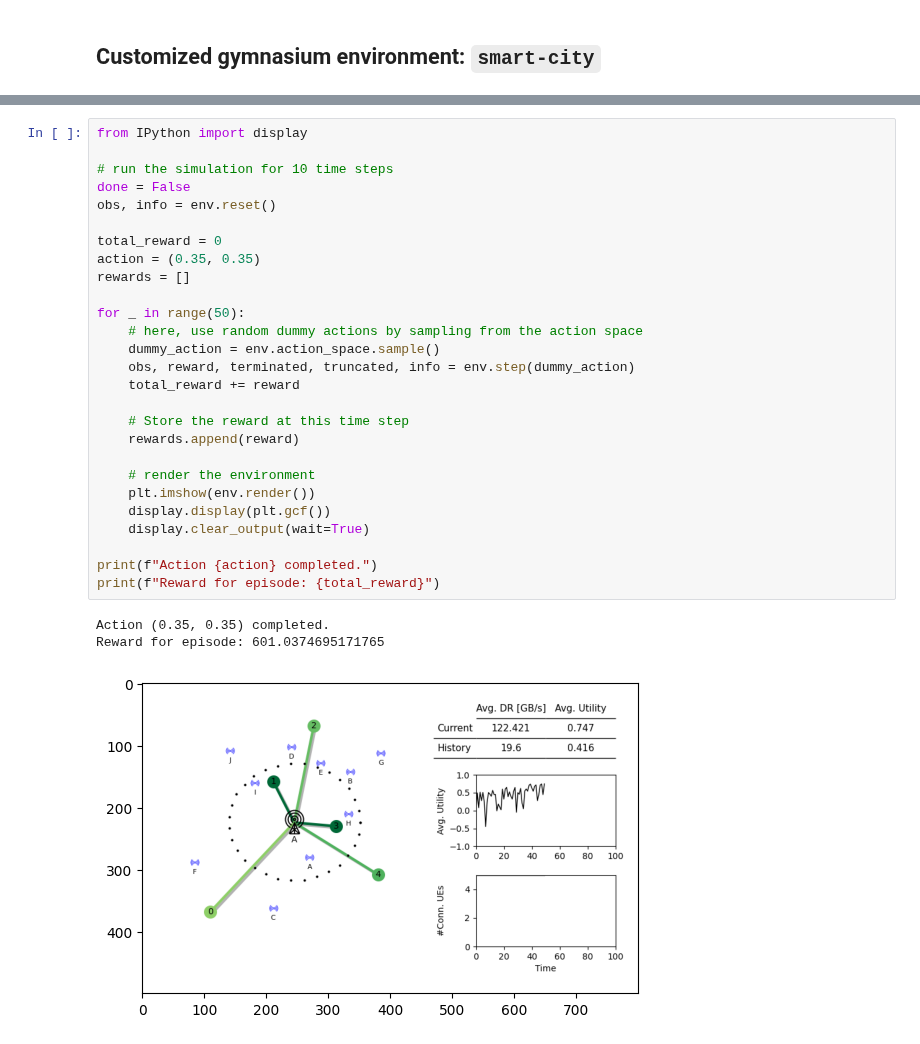
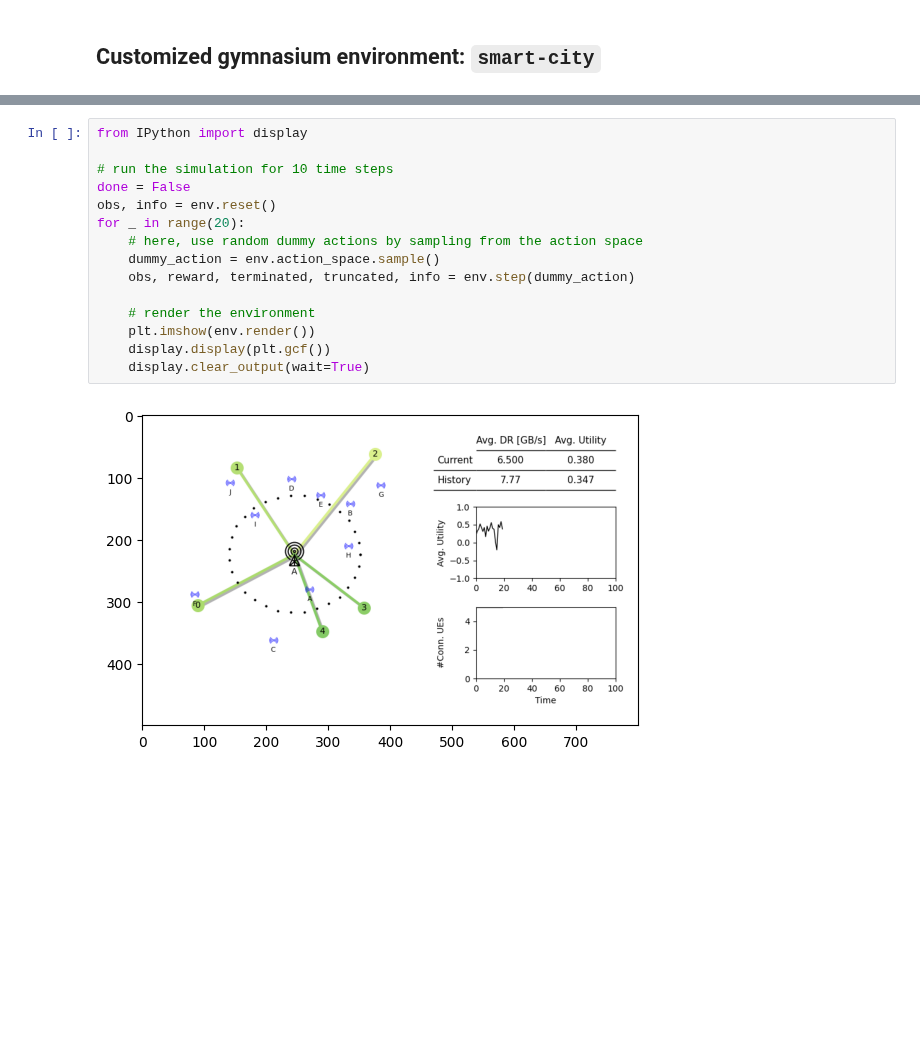
Before and after one commit to stefanbschneider/mobile-env, a Jupyter notebook: examples/smart_city.ipynb, the cells around one changed output, grey strips where cells are left out. Saved outputs shown, nothing was run; the diff lists cells and outputs as text; blank space fills up the shorter version.

```diff
--- a/examples/smart_city.ipynb
+++ b/examples/smart_city.ipynb
@@ -114,31 +62,17 @@ Smart City Environment:
 # %%
 from IPython import display
 
 # run the simulation for 10 time steps
 done = False
 obs, info = env.reset()
-
-total_reward = 0
-action = (0.35, 0.35)
-rewards = []
-
-for _ in range(50):
+for _ in range(20):
     # here, use random dummy actions by sampling from the action space
     dummy_action = env.action_space.sample()
     obs, reward, terminated, truncated, info = env.step(dummy_action)
-    total_reward += reward
-
-    # Store the reward at this time step
-    rewards.append(reward)
 
     # render the environment
     plt.imshow(env.render())
     display.display(plt.gcf())
     display.clear_output(wait=True)
-
-print(f"Action {action} completed.")
-print(f"Reward for episode: {total_reward}")
 # %% [output]
-Action (0.35, 0.35) completed.
-Reward for episode: 601.0374695171765
-[figure, old version]
+[figure, new version]
```
Also changed, not shown: parts of 19 cells of this notebook.
